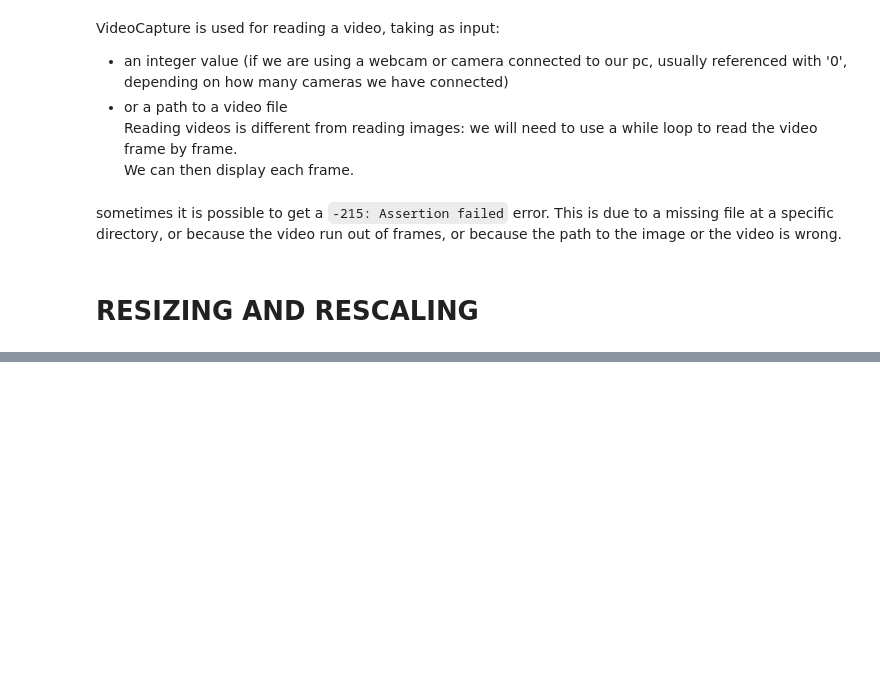
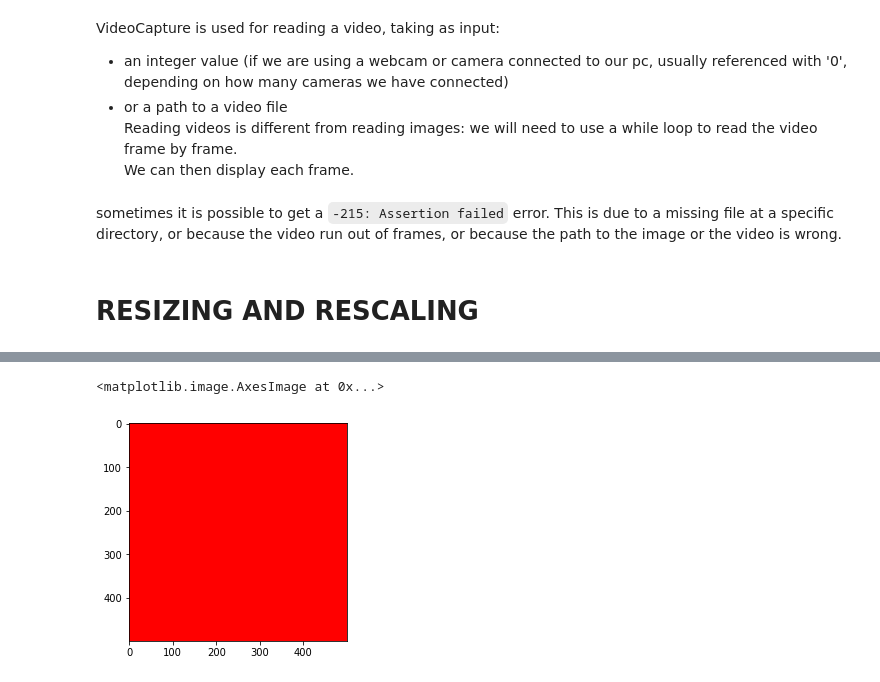
Before and after one commit to davidemariani/opencv-course, a Jupyter notebook: notes_section_1.ipynb, the cells around one changed output, grey strips where cells are left out. Saved outputs shown, nothing was run; the diff lists cells and outputs as text; code cells hidden in the pictures; blank space fills up the shorter version.

```diff
--- a/notes_section_1.ipynb
+++ b/notes_section_1.ipynb
@@ -71,0 +158,6 @@ sometimes it is possible to get a `-215: Assertion failed` error. This is due to
+# %%
+blank[:] = 255, 0, 0
+plt.imshow(blank)
+# %% [output]
+<matplotlib.image.AxesImage at 0x...>
+[figure, added]
```
Also changed, not shown: parts of 21 cells of this notebook.
